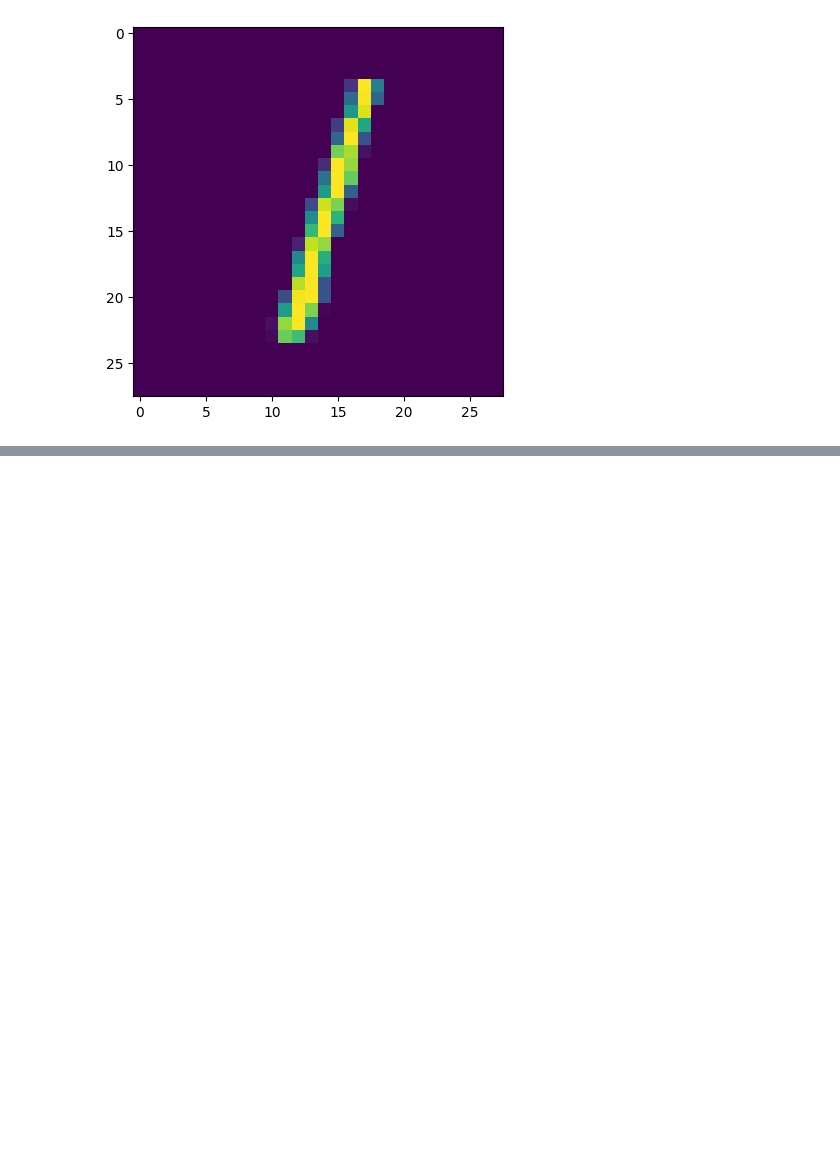
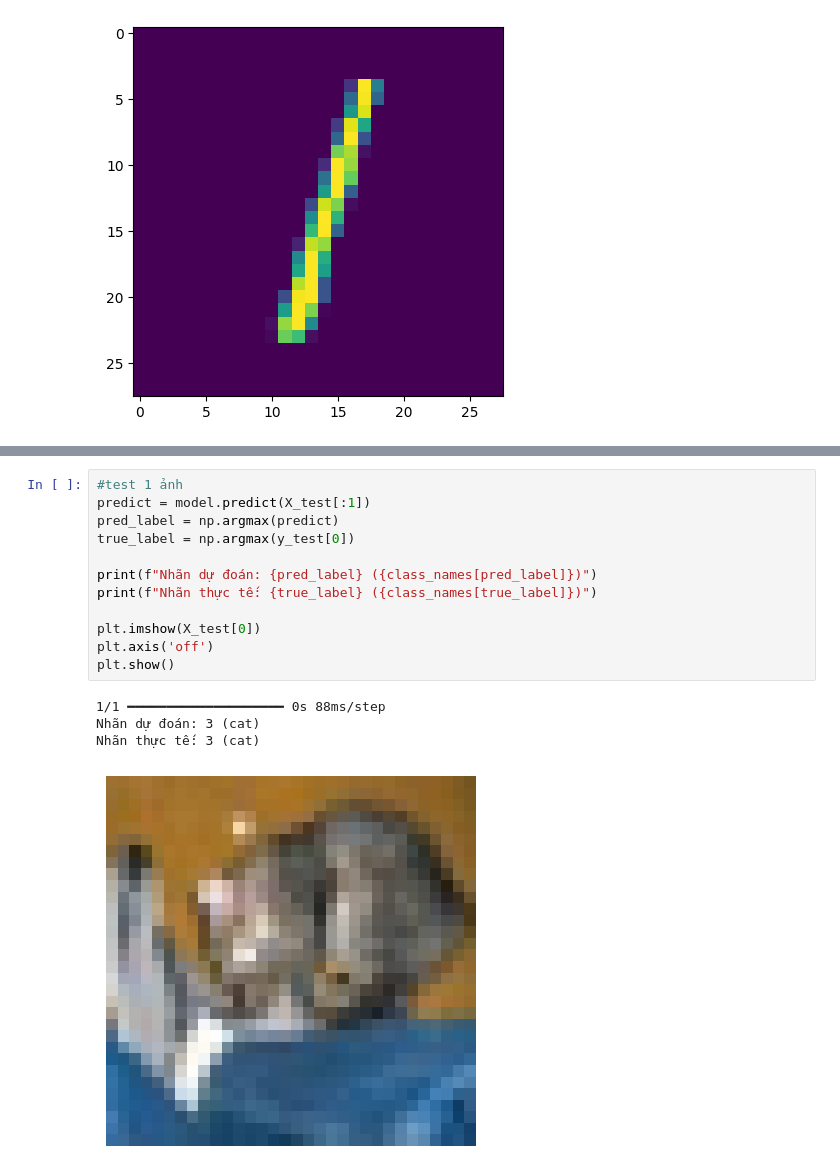
Before and after one commit to ThanhTruc297PRJ/TH_DLN, a Jupyter notebook: Buoi3.ipynb, the cells around one changed output, grey strips where cells are left out. Saved outputs shown, nothing was run; the diff lists cells and outputs as text; blank space fills up the shorter version.

```diff
--- a/Buoi3.ipynb
+++ b/Buoi3.ipynb
@@ -191,0 +333,17 @@ plt.show()
+# %%
+#test 1 ảnh
+predict = model.predict(X_test[:1])
+pred_label = np.argmax(predict)
+true_label = np.argmax(y_test[0])
+
+print(f"Nhãn dự đoán: {pred_label} ({class_names[pred_label]})")
+print(f"Nhãn thực tế: {true_label} ({class_names[true_label]})")
+
+plt.imshow(X_test[0])
+plt.axis('off')
+plt.show()
+# %% [output]
+1/1 ━━━━━━━━━━━━━━━━━━━━ 0s 88ms/step
+Nhãn dự đoán: 3 (cat)
+Nhãn thực tế: 3 (cat)
+[figure, added]
```
Also changed, not shown: parts of 14 cells of this notebook.
